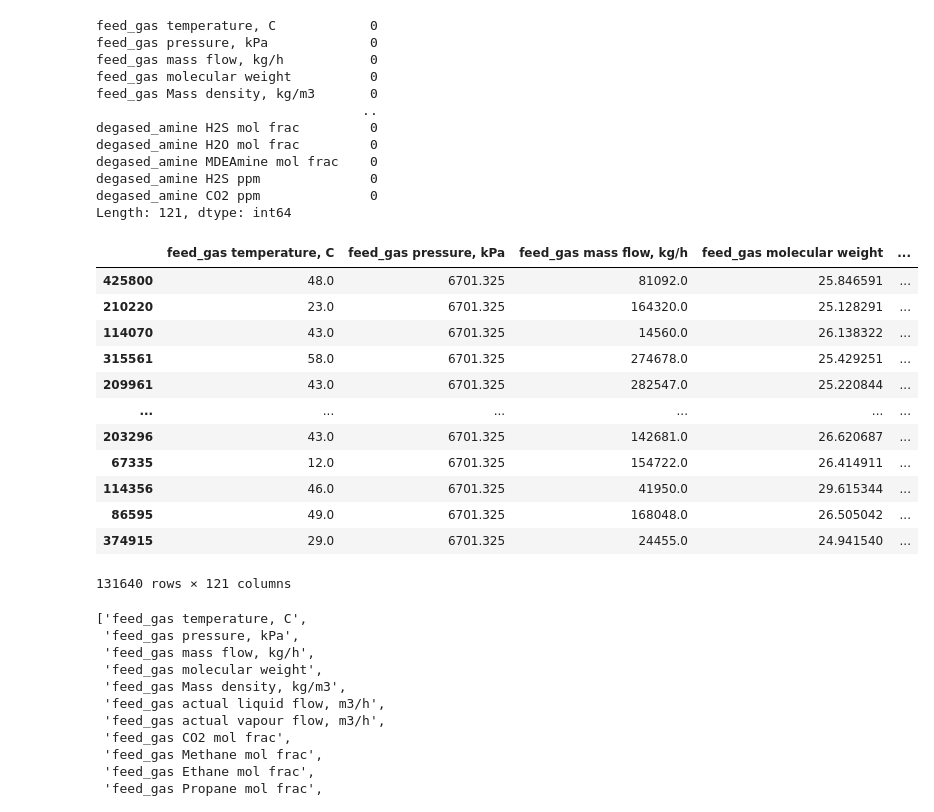
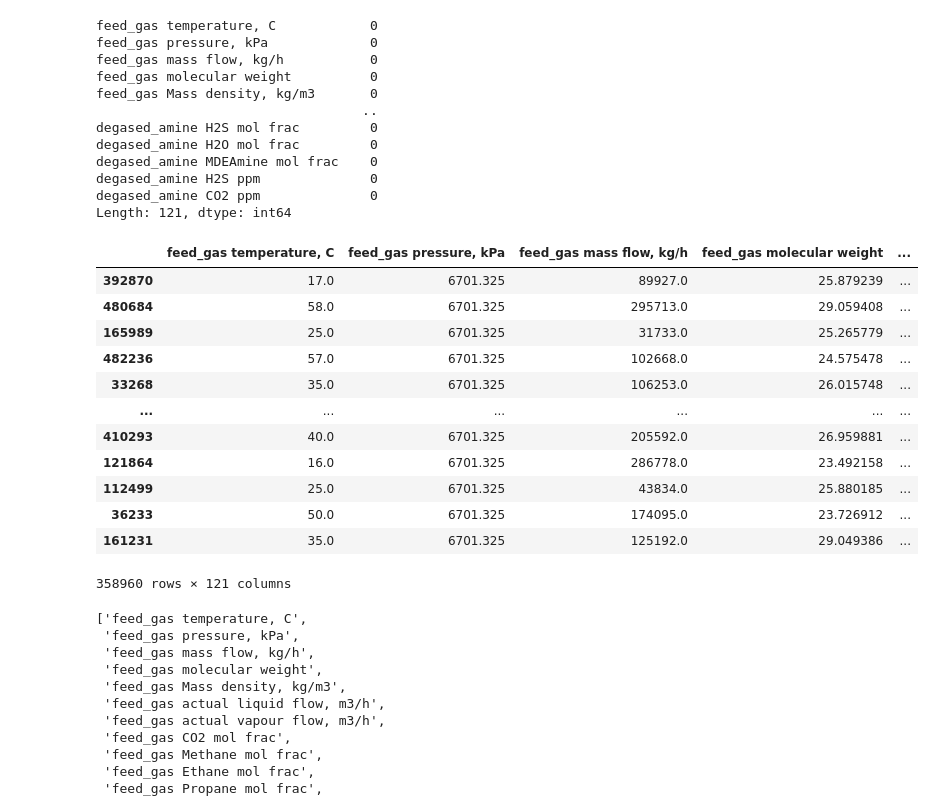
Before and after one commit to Rus-tam/AI_models, a Jupyter notebook: simple_amine_treatment.ipynb, the cells around one changed output. Saved outputs shown, nothing was run; the diff lists cells and outputs as text; code cells hidden in the pictures.

```diff
--- a/simple_amine_treatment.ipynb
+++ b/simple_amine_treatment.ipynb
@@ -9,7 +9,7 @@ from sklearn.model_selection import train_test_split
 # %% [markdown]
 # Загрузка данных
 # %%
-data = pd.read_csv('./data/amine_treatment.csv', on_bad_lines='skip')
+data = pd.read_csv('./data/amine_treatment-final.csv', on_bad_lines='skip')
 # data.drop(data.columns[[19, 39, 59, 79]], axis = 1, inplace=True)
 data
 # %% [output]
@@ -43,24 +43,24 @@ degased_amine CO2 ppm              0
 Length: 121, dtype: int64
 # %%
 data_15_stages = data[data['Absorber number of stages'] == 15]
-small_data = data_15_stages.sample(frac=0.3)
+small_data = data_15_stages.sample(frac=0.7)
 # small_data['h2s_mass_frac_outlet_vapour'] = small_data['h2s_mass_frac_outlet_vapour'] * 10000
 # small_data['h2s_mass_frac_outlet_vapour']
 small_data
 # %% [output]
 |  | feed_gas temperature, C | feed_gas pressure, kPa | feed_gas mass flow, kg/h | feed_gas molecular weight | ... |
-| 425800 | 48.0 | 6701.325 | 81092.0 | 25.846591 | ... |
-| 210220 | 23.0 | 6701.325 | 164320.0 | 25.128291 | ... |
-| 114070 | 43.0 | 6701.325 | 14560.0 | 26.138322 | ... |
-| 315561 | 58.0 | 6701.325 | 274678.0 | 25.429251 | ... |
-| 209961 | 43.0 | 6701.325 | 282547.0 | 25.220844 | ... |
+| 392870 | 17.0 | 6701.325 | 89927.0 | 25.879239 | ... |
+| 480684 | 58.0 | 6701.325 | 295713.0 | 29.059408 | ... |
+| 165989 | 25.0 | 6701.325 | 31733.0 | 25.265779 | ... |
+| 482236 | 57.0 | 6701.325 | 102668.0 | 24.575478 | ... |
+| 33268 | 35.0 | 6701.325 | 106253.0 | 26.015748 | ... |
 | ... | ... | ... | ... | ... | ... |
-| 203296 | 43.0 | 6701.325 | 142681.0 | 26.620687 | ... |
-| 67335 | 12.0 | 6701.325 | 154722.0 | 26.414911 | ... |
-| 114356 | 46.0 | 6701.325 | 41950.0 | 29.615344 | ... |
-| 86595 | 49.0 | 6701.325 | 168048.0 | 26.505042 | ... |
-| 374915 | 29.0 | 6701.325 | 24455.0 | 24.941540 | ... |
+| 410293 | 40.0 | 6701.325 | 205592.0 | 26.959881 | ... |
+| 121864 | 16.0 | 6701.325 | 286778.0 | 23.492158 | ... |
+| 112499 | 25.0 | 6701.325 | 43834.0 | 25.880185 | ... |
+| 36233 | 50.0 | 6701.325 | 174095.0 | 23.726912 | ... |
+| 161231 | 35.0 | 6701.325 | 125192.0 | 29.049386 | ... |
-131640 rows × 121 columns
+358960 rows × 121 columns
 # %%
 list(data.columns)
 # %% [output]
```
Also changed, not shown: parts of 6 cells of this notebook, 1 other file.
